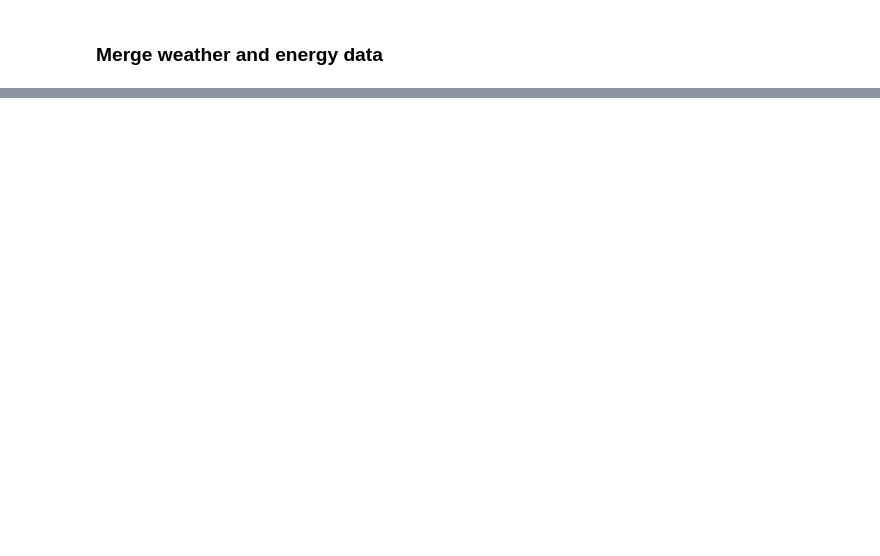
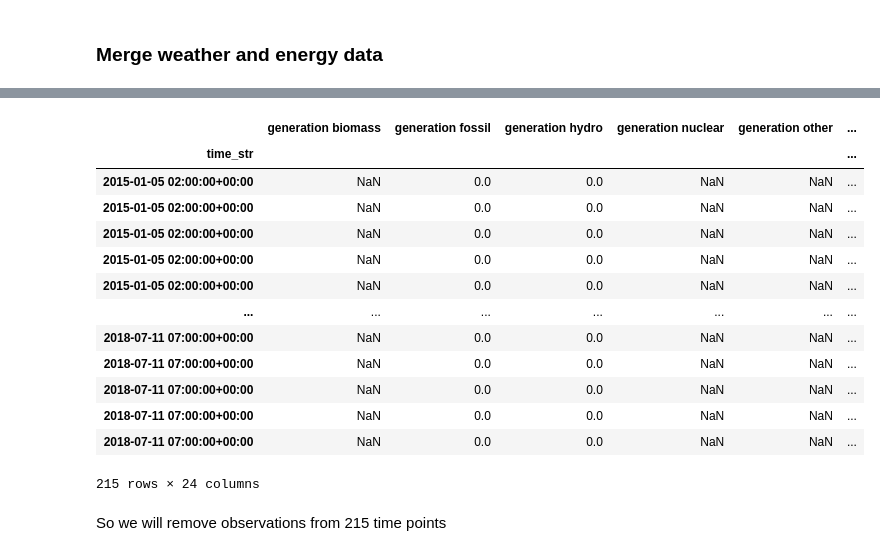
Before and after one commit to wdmdev/42186-MBML-Project, a Jupyter notebook: data.ipynb, the cells around one changed output, grey strips where cells are left out. Cells and saved outputs as stored; diff of their text form; code cells hidden in the pictures; blank space fills up the shorter version.

```diff
--- a/data.ipynb
+++ b/data.ipynb
@@ -330,0 +328,21 @@ df = df1.merge(df2_dict.get(city), how = "left", left_on="time", right_on = "dt_
+# %%
+null_mask = df.isnull().any(axis=1)
+null_df = df[null_mask]
+null_df
+# %% [output]
+|  | generation biomass | generation fossil | generation hydro | generation nuclear | generation other | ... |
+| time_str |  |  |  |  |  | ... |
+| 2015-01-05 02:00:00+00:00 | NaN | 0.0 | 0.0 | NaN | NaN | ... |
+| 2015-01-05 02:00:00+00:00 | NaN | 0.0 | 0.0 | NaN | NaN | ... |
+| 2015-01-05 02:00:00+00:00 | NaN | 0.0 | 0.0 | NaN | NaN | ... |
+| 2015-01-05 02:00:00+00:00 | NaN | 0.0 | 0.0 | NaN | NaN | ... |
+| 2015-01-05 02:00:00+00:00 | NaN | 0.0 | 0.0 | NaN | NaN | ... |
+| ... | ... | ... | ... | ... | ... | ... |
+| 2018-07-11 07:00:00+00:00 | NaN | 0.0 | 0.0 | NaN | NaN | ... |
+| 2018-07-11 07:00:00+00:00 | NaN | 0.0 | 0.0 | NaN | NaN | ... |
+| 2018-07-11 07:00:00+00:00 | NaN | 0.0 | 0.0 | NaN | NaN | ... |
+| 2018-07-11 07:00:00+00:00 | NaN | 0.0 | 0.0 | NaN | NaN | ... |
+| 2018-07-11 07:00:00+00:00 | NaN | 0.0 | 0.0 | NaN | NaN | ... |
+215 rows × 24 columns
+# %% [markdown]
+So we will remove observations from 215 time points
```
Also changed, not shown: parts of 32 cells of this notebook, 1 other file.
